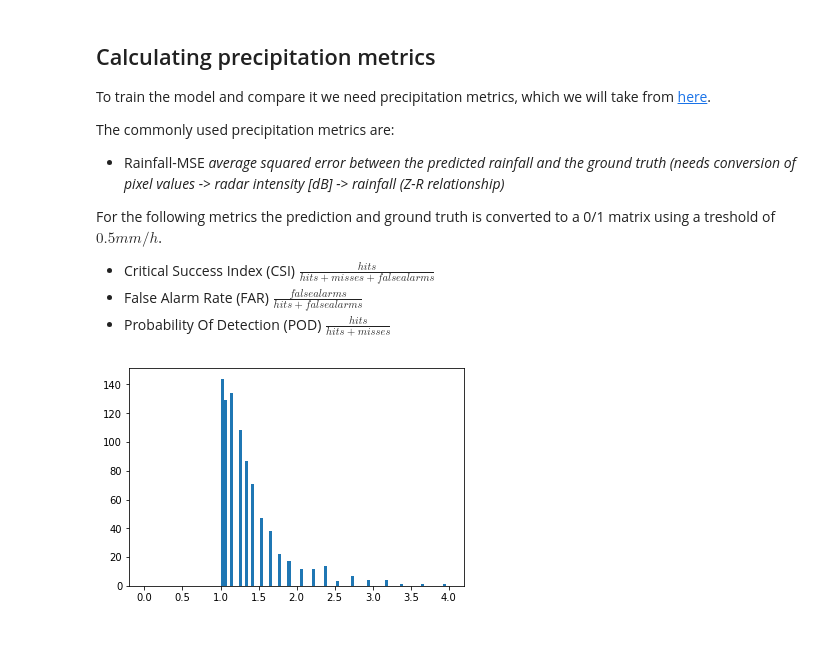
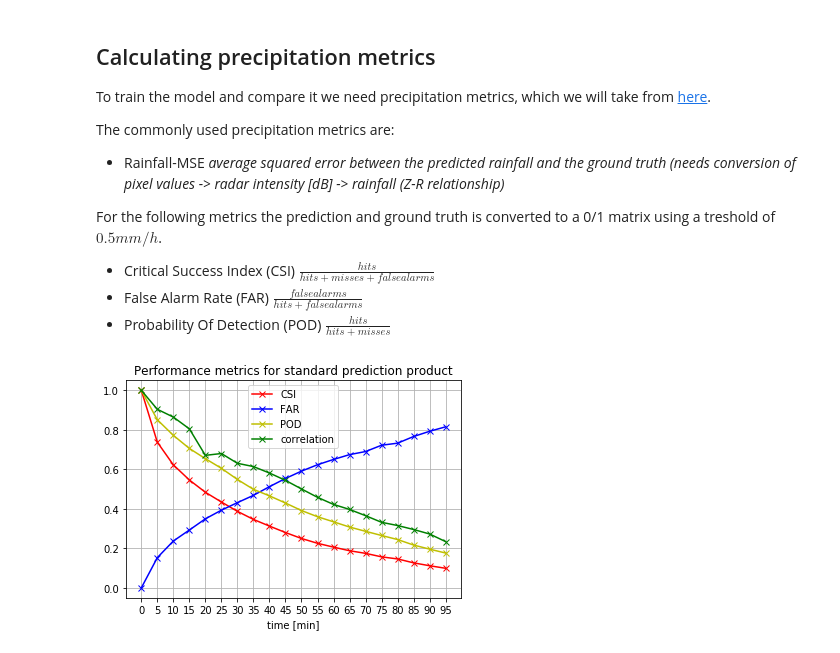
Before and after one commit to The-Fonz/nowcasting-convrnn, a Jupyter notebook: src/introduction-download-and-exploration.ipynb, the cells around one changed output. Cells and saved outputs as stored; diff of their text form; code cells hidden in the pictures.

```diff
--- a/src/introduction-download-and-exploration.ipynb
+++ b/src/introduction-download-and-exploration.ipynb
@@ -274,17 +267,48 @@ For the following metrics the prediction and ground truth is converted to a 0/1
  - Critical Success Index (CSI) $\frac{hits}{hits+misses+falsealarms}$
  - False Alarm Rate (FAR) $\frac{falsealarms}{hits+falsealarms}$
  - Probability Of Detection (POD) $\frac{hits}{hits+misses}$
-# %%
-def pixelval_to_mmh(arr):
-    """
-    Convert
-    http://adaguc.knmi.nl/contents/datasets/productdescriptions/W_ADAGUC_Product_description_RADNL_OPER_R___25PCPRR_L3.html
-    """
-    r = 10 ** ((arr - 109) / 32)
-    return r
-
-d = img_data[0]
-d[d==255] = 0
-plt.hist(pixelval_to_mmh(d).ravel(), range=(0,4), bins=100);
-# %% [output]
-[figure, removed]
+# %%
+%autoreload
+
+def get_imgdata(f, i):
+    with h5py.File(f, 'r') as h5f:
+        im = 'image{}'.format(i)
+        a = np.array(h5f[im]['image_data']).astype(np.float32)
+    return a
+
+observations = []
+for i in range(20):
+    t = '2{}{:02d}'.format(2+i//12, i*5%60)
+    observations.append('/home/ubuntu/nowcasting-convrnn/data/radar_refl_comp/RAD_NL25_PCP_NA_20171128{}.h5'.format(t))
+    if i==0:
+        prediction = '/home/ubuntu/nowcasting-convrnn/data/radar_forecast_refl_comp/2017-11-28-RAD_NL25_PCP_FM_{}.h5'.format(t)
+
+metrics = []
+for i, obs in enumerate(observations):
+    obs_img = get_imgdata(obs, 1)
+    # CRUCIAL, obs uses 255 as out-of-range, prediction uses no mask
+    obs_img[obs_img==255] = 0
+    # CLIP AT 60
+    obs_img[obs_img<60] = 0
+    pred_img = get_imgdata(prediction, i+1)
+    obs_img, pred_img = utils.metrics.pixelval_to_mmh(obs_img), utils.metrics.pixelval_to_mmh(pred_img)
+    m = utils.metrics.calc_metrics(obs_img, pred_img)
+
+    metrics.append(m)
+
+metrics = np.array(metrics)
+
+# utils.plotting.plot_radar(ds.get_file(0), r-p, linecolor='black', colormap='bwr')
+
+plt.title("Performance metrics for standard prediction product")
+plt.plot(metrics[:,0], 'r-x', label='CSI')
+plt.plot(metrics[:,1], 'b-x', label='FAR')
+plt.plot(metrics[:,2], 'y-x', label='POD')
+plt.plot(metrics[:,3], 'g-x', label='correlation')
+ran = np.arange(len(metrics))
+plt.xticks(ran, ran*5)
+plt.xlabel('time [min]')
+plt.grid()
+plt.legend();
+# %% [output]
+[figure, added]
```
Also changed, not shown: parts of 12 cells of this notebook, 5 other files.
